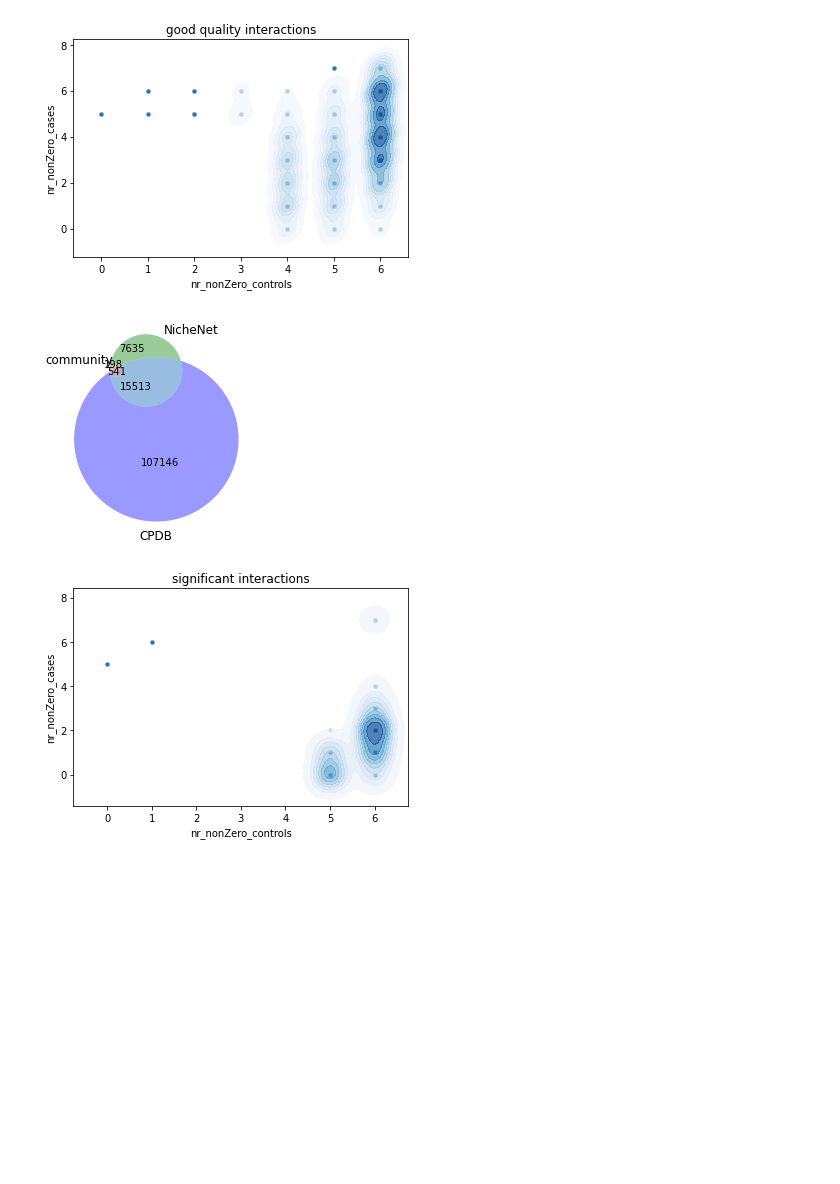
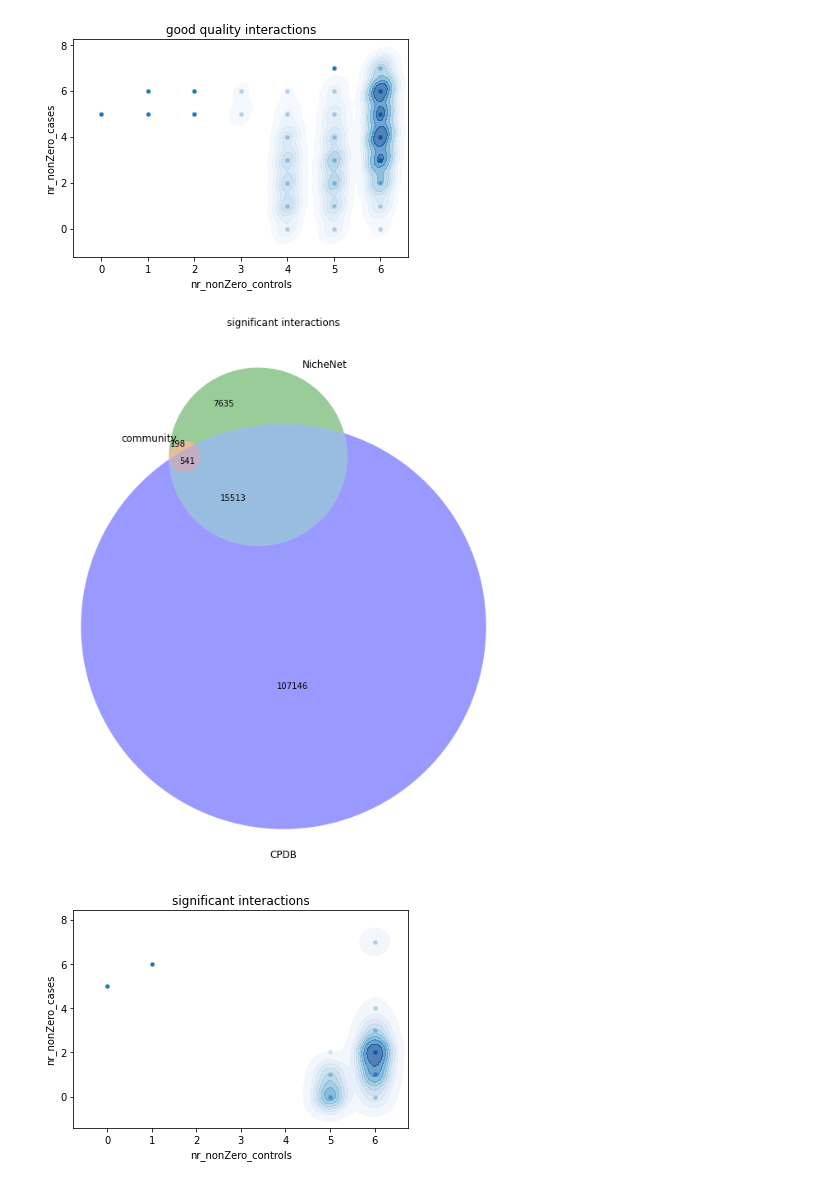
Before and after one commit to colomemaria/community-paper, a Jupyter notebook: src/method_comparison/compare_results/compare_raw.ipynb, the cells around one changed output. Drawn from its saved outputs; the diff is of its cells as text; code cells hidden in the pictures; blank space fills up the shorter version.

```diff
--- a/src/method_comparison/compare_results/compare_raw.ipynb
+++ b/src/method_comparison/compare_results/compare_raw.ipynb
@@ -127,10 +128,12 @@ plt.savefig('venn_density_good_quality.jpeg', bbox_inches='tight')
 [figure]
 # %%
 #significant interactions from community
+fig = plt.figure(figsize=(12, 12))
 venn3([set(index_to_list(community_significant)), set(index_to_list(nnet)), set(index_to_list(cpdb))], ("community", 'NicheNet', 'CPDB'))
-plt.savefig('venn_good_quality.jpeg', bbox_inches='tight')
+plt.title("significant interactions")
+plt.savefig('venn_significant.jpeg', bbox_inches='tight')
 # %% [output]
-[figure, old version]
+[figure, new version]
 # %%
 community_significant = community_anno_raw[community_anno_raw.interaction_ID.isin(index_to_list(community_significant))]
 # %%
```
Also changed, not shown: parts of 3 cells of this notebook, 6 other files.
